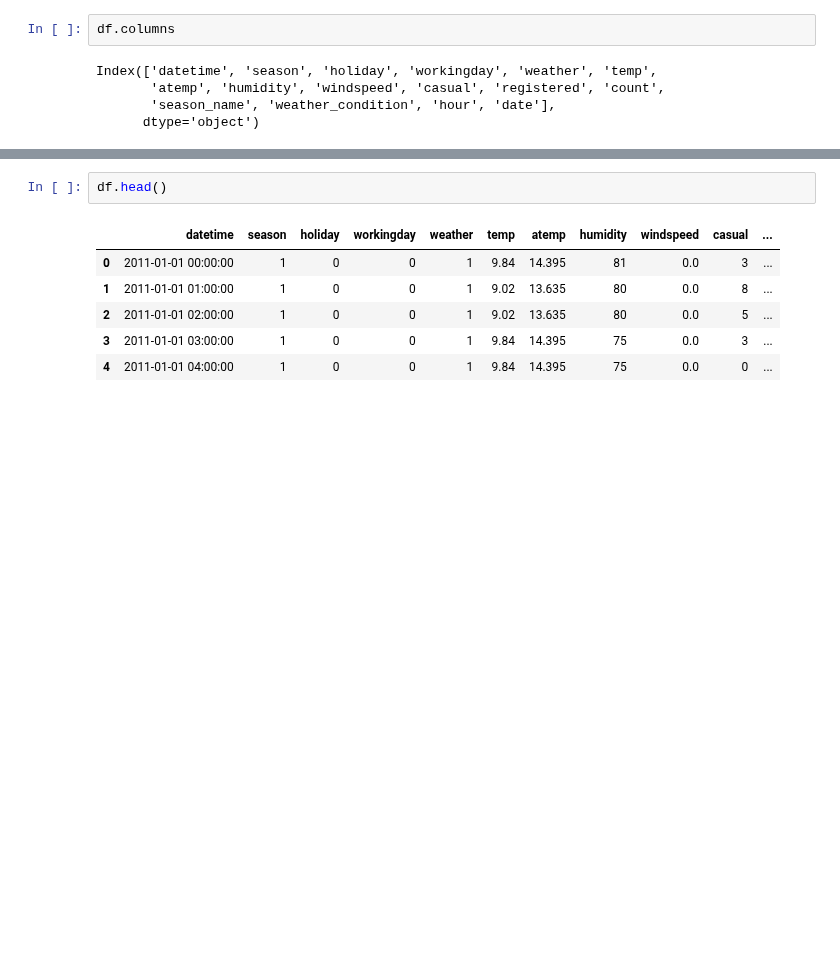
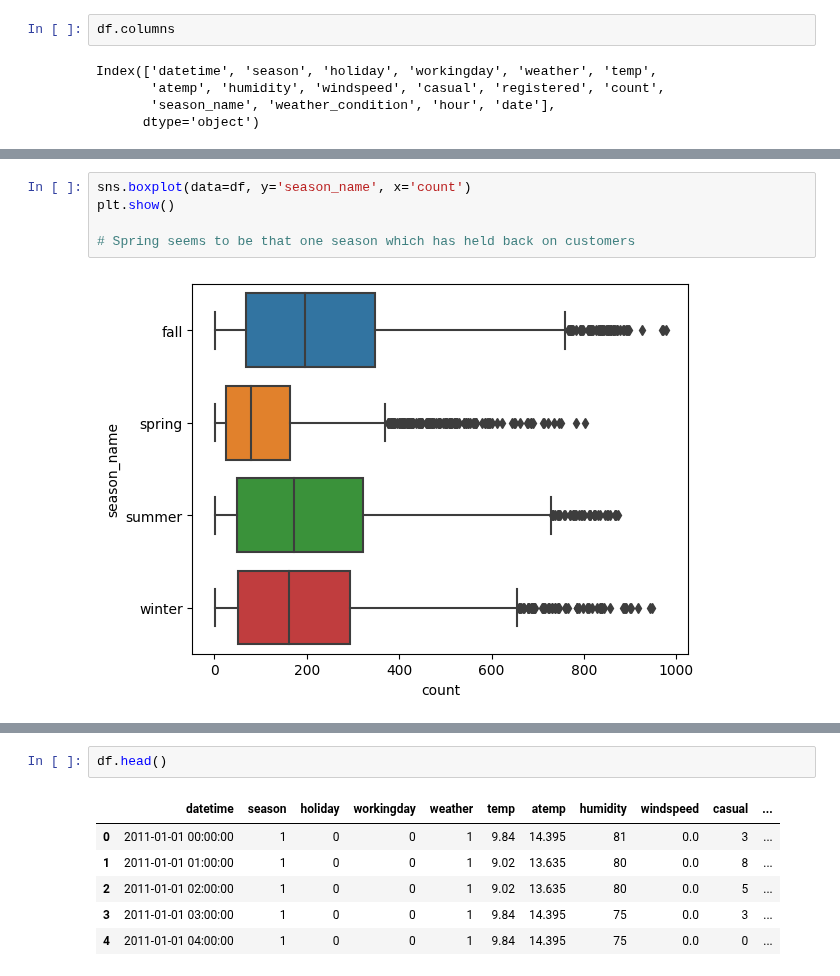
Before and after one commit to trehansalil/yulu_data_analysis, a Jupyter notebook: data_analysis.ipynb, the cells around one changed output, grey strips where cells are left out. Saved outputs shown, nothing was run; the diff lists cells and outputs as text; blank space fills up the shorter version.

```diff
--- a/data_analysis.ipynb
+++ b/data_analysis.ipynb
@@ -265,0 +296,7 @@ Index(['datetime', 'season', 'holiday', 'workingday', 'weather', 'temp',
+# %%
+sns.boxplot(data=df, y='season_name', x='count')
+plt.show()
+
+# Spring seems to be that one season which has held back on customers
+# %% [output]
+[figure, added]
```
Also changed, not shown: parts of 8 cells of this notebook.
